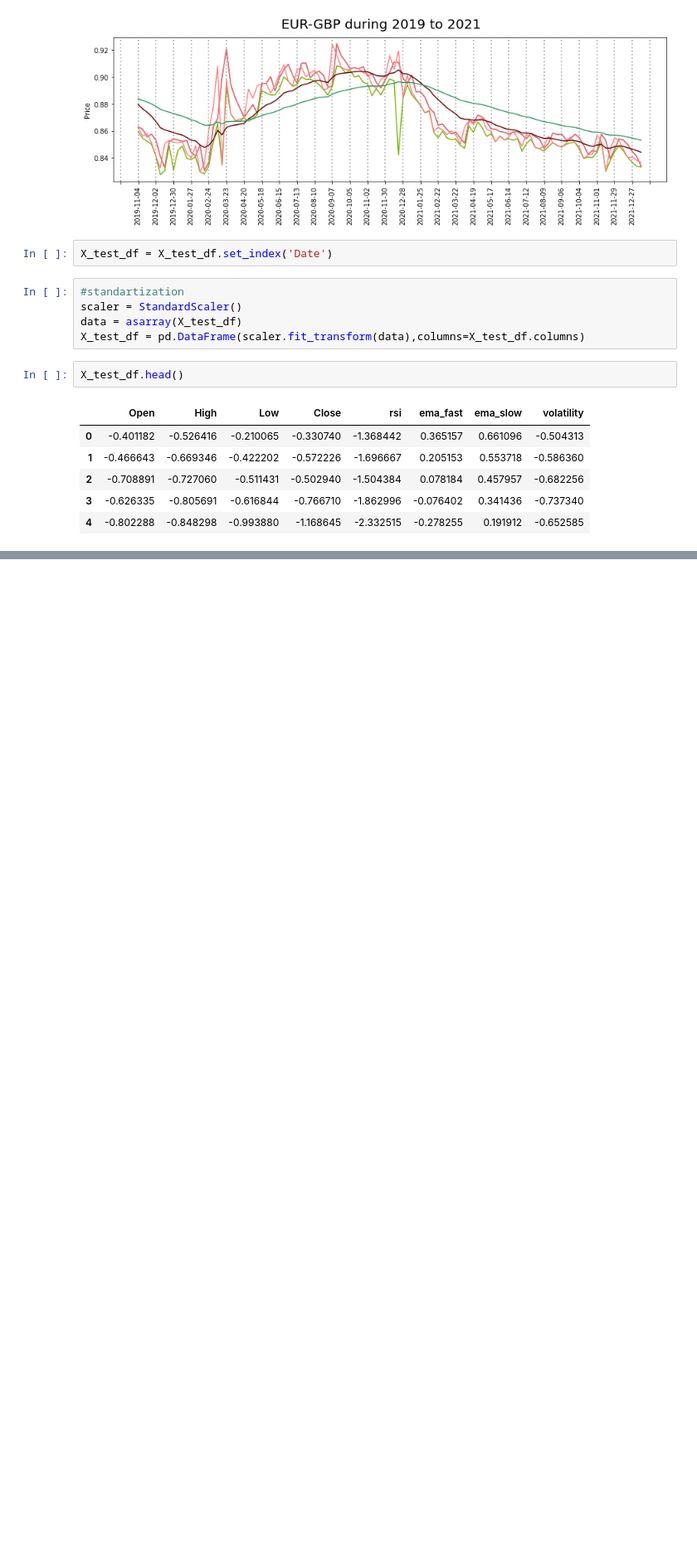
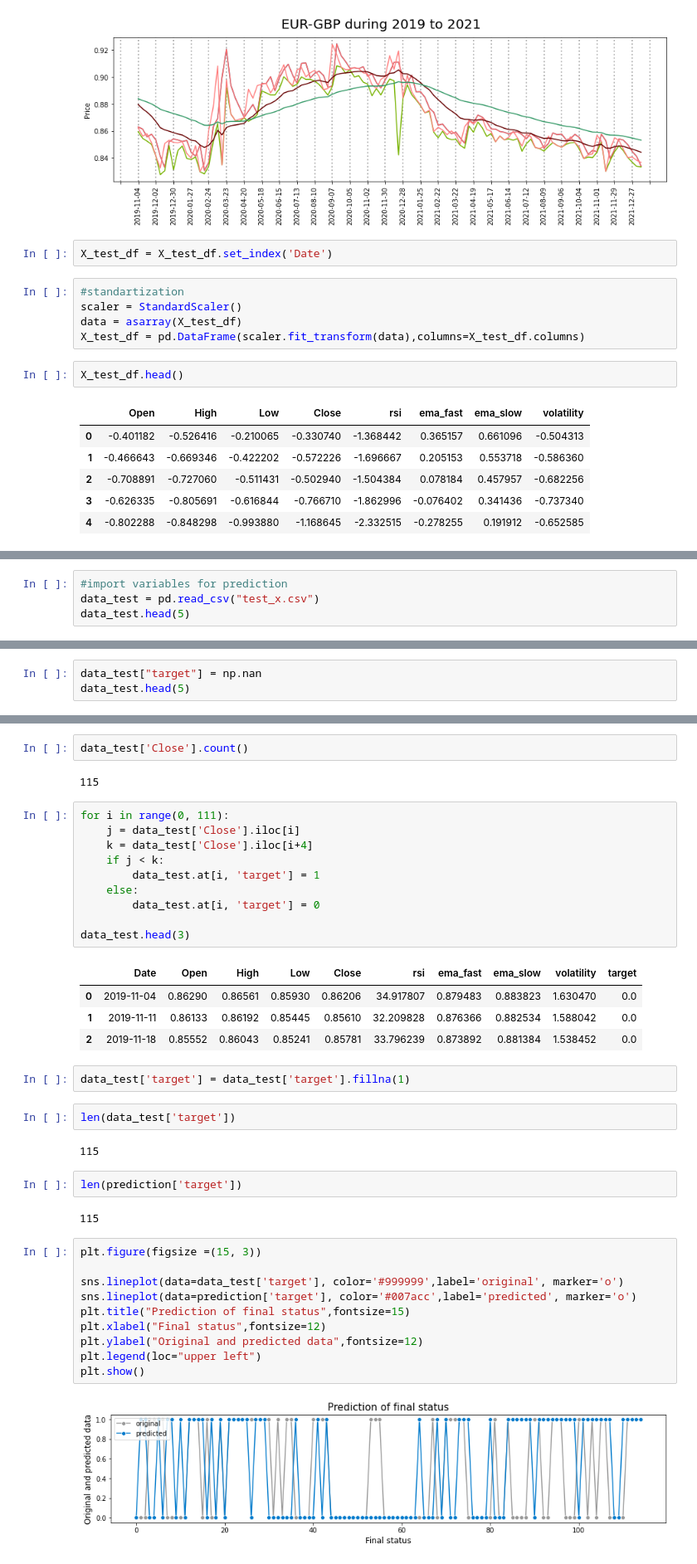
Before and after one commit to dominikapetru/femhack, a Jupyter notebook: prediction.ipynb, the cells around one changed output, grey strips where cells are left out. Shown: that part at 83% size. Drawn from its saved outputs; the diff is of its cells as text; blank space fills up the shorter version.

```diff
--- a/prediction.ipynb
+++ b/prediction.ipynb
@@ -358,0 +363,4 @@ prediction
+# %%
+#import variables for prediction
+data_test = pd.read_csv("test_x.csv")
+data_test.head(5)
@@ -358,0 +374,3 @@ prediction
+# %%
+data_test["target"] = np.nan
+data_test.head(5)
@@ -358,0 +384,41 @@ prediction
+# %%
+data_test['Close'].count()
+# %% [output]
+115
+# %%
+for i in range(0, 111):
+    j = data_test['Close'].iloc[i]
+    k = data_test['Close'].iloc[i+4]
+    if j < k:
+        data_test.at[i, 'target'] = 1
+    else:
+        data_test.at[i, 'target'] = 0
+
+data_test.head(3)
+# %% [output]
+|  | Date | Open | High | Low | Close | rsi | ema_fast | ema_slow | volatility | target |
+| 0 | 2019-11-04 | 0.86290 | 0.86561 | 0.85930 | 0.86206 | 34.917807 | 0.879483 | 0.883823 | 1.630470 | 0.0 |
+| 1 | 2019-11-11 | 0.86133 | 0.86192 | 0.85445 | 0.85610 | 32.209828 | 0.876366 | 0.882534 | 1.588042 | 0.0 |
+| 2 | 2019-11-18 | 0.85552 | 0.86043 | 0.85241 | 0.85781 | 33.796239 | 0.873892 | 0.881384 | 1.538452 | 0.0 |
+# %%
+data_test['target'] = data_test['target'].fillna(1)
+# %%
+len(data_test['target'])
+# %% [output]
+115
+# %%
+len(prediction['target'])
+# %% [output]
+115
+# %%
+plt.figure(figsize =(15, 3))
+
+sns.lineplot(data=data_test['target'], color='#999999',label='original', marker='o')
+sns.lineplot(data=prediction['target'], color='#007acc',label='predicted', marker='o')
+plt.title("Prediction of final status",fontsize=15)
+plt.xlabel("Final status",fontsize=12)
+plt.ylabel("Original and predicted data",fontsize=12)
+plt.legend(loc="upper left")
+plt.show()
+# %% [output]
+[figure, added]
```
Also changed, not shown: parts of 10 cells of this notebook.
